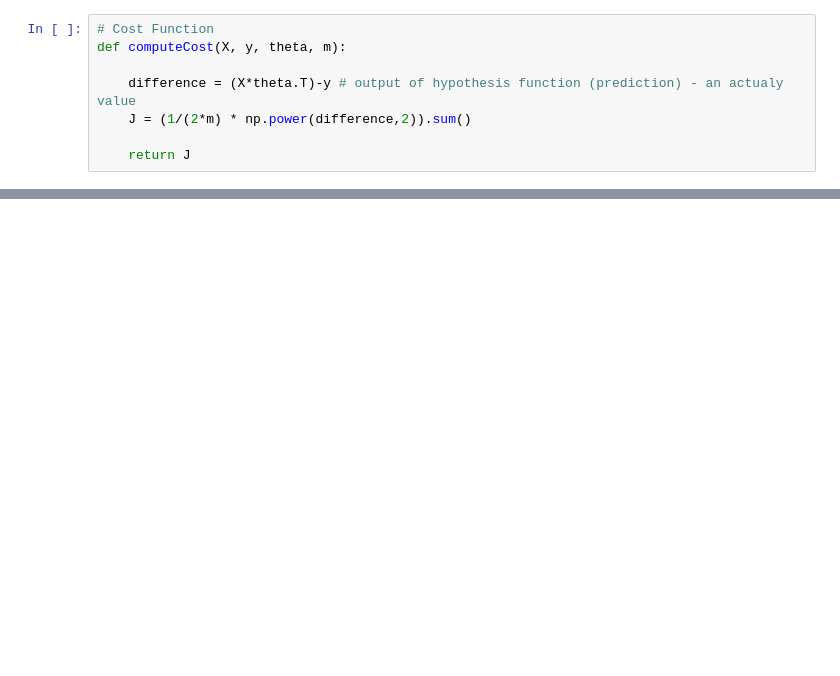
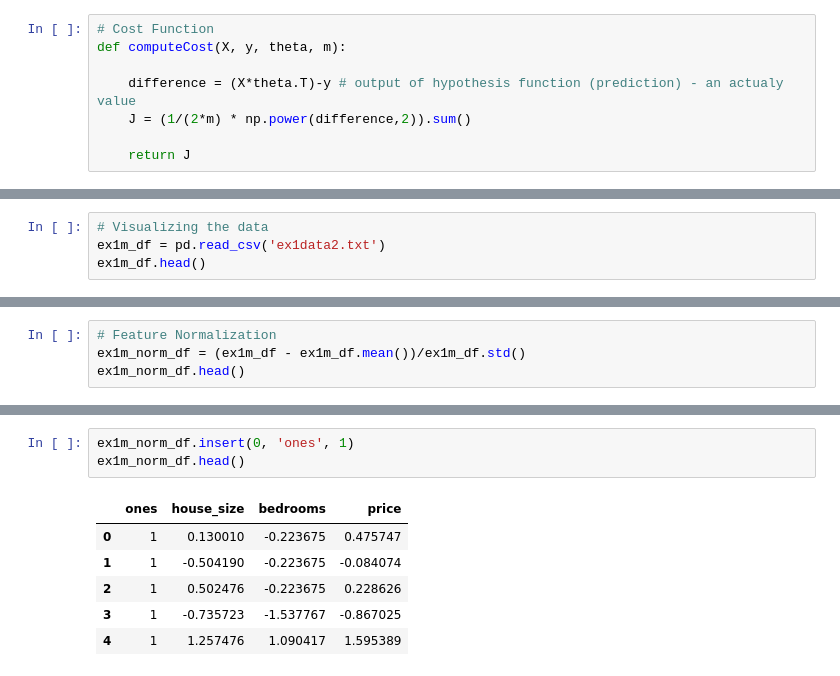
Before and after one commit to Yara-SK/Coursera-Assignments-In-Jupyter-Notebooks, a Jupyter notebook: assignment_1/Assignment_1.ipynb, the cells around one changed output, grey strips where cells are left out. Cells and saved outputs as stored; diff of their text form; blank space fills up the shorter version.

```diff
--- a/assignment_1/Assignment_1.ipynb
+++ b/assignment_1/Assignment_1.ipynb
@@ -133,0 +145,4 @@ plt.show()
+# %%
+# Visualizing the data
+ex1m_df = pd.read_csv('ex1data2.txt')
+ex1m_df.head()
@@ -133,0 +156,4 @@ plt.show()
+# %%
+# Feature Normalization
+ex1m_norm_df = (ex1m_df - ex1m_df.mean())/ex1m_df.std()
+ex1m_norm_df.head()
@@ -133,0 +167,10 @@ plt.show()
+# %%
+ex1m_norm_df.insert(0, 'ones', 1)
+ex1m_norm_df.head()
+# %% [output]
+|  | ones | house_size | bedrooms | price |
+| 0 | 1 | 0.130010 | -0.223675 | 0.475747 |
+| 1 | 1 | -0.504190 | -0.223675 | -0.084074 |
+| 2 | 1 | 0.502476 | -0.223675 | 0.228626 |
+| 3 | 1 | -0.735723 | -1.537767 | -0.867025 |
+| 4 | 1 | 1.257476 | 1.090417 | 1.595389 |
```
Also changed, not shown: parts of 25 cells of this notebook, 1 other file.
